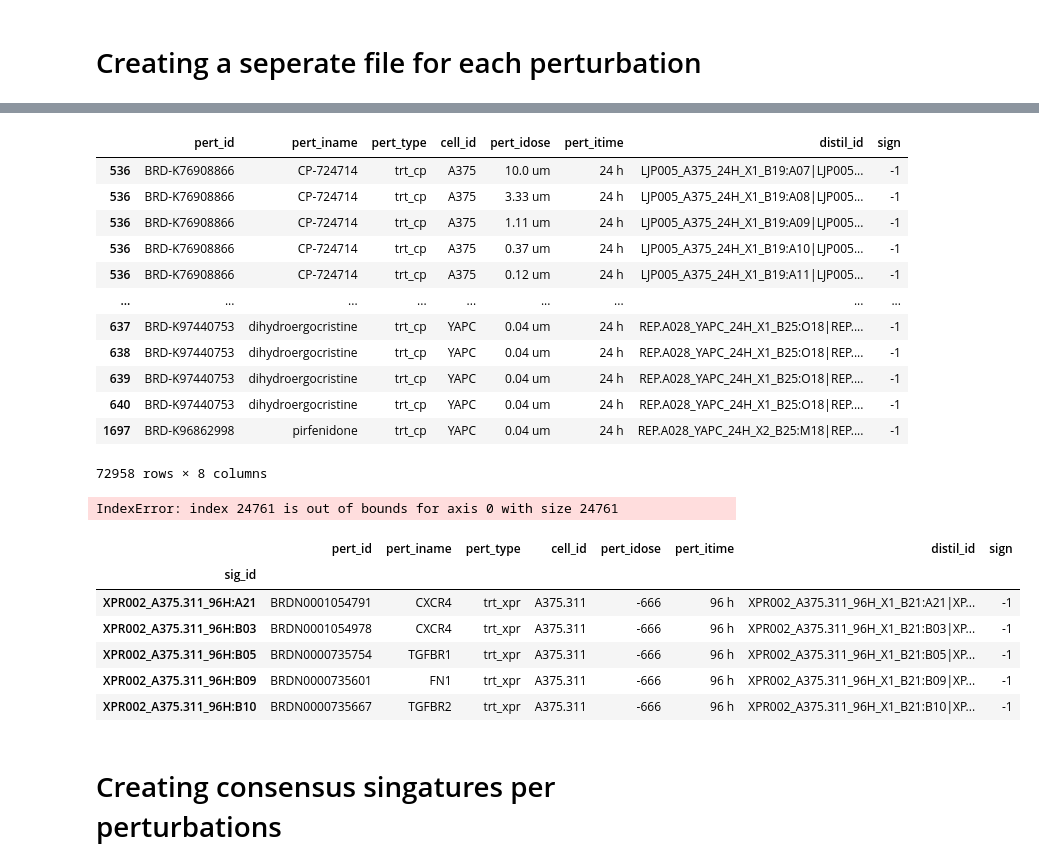
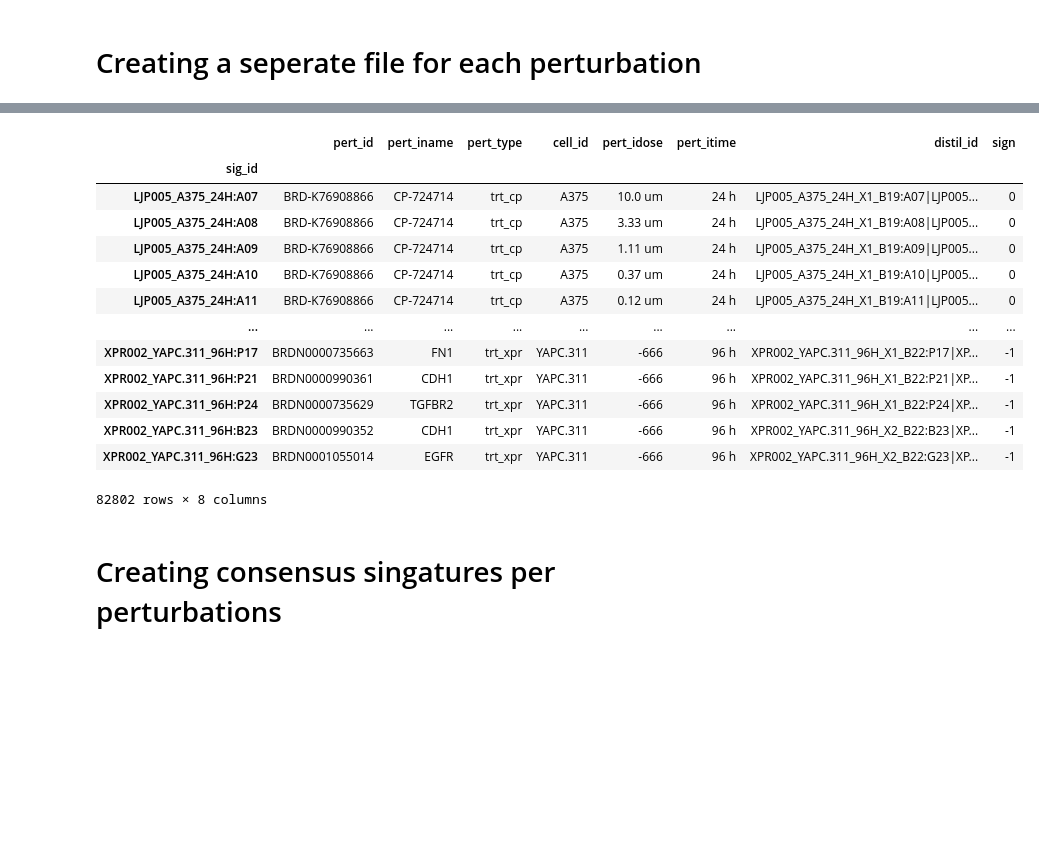
Before and after one commit to Vargeszti/Thesis, a Jupyter notebook: code/lincs_data.ipynb, the cells around one changed output, grey strips where cells are left out. Saved outputs shown, nothing was run; the diff lists cells and outputs as text; code cells hidden in the pictures; blank space fills up the shorter version.

```diff
--- a/code/lincs_data.ipynb
+++ b/code/lincs_data.ipynb
@@ -306,24 +302,4 @@ gse92742_drug=gse92742_drug.drop(columns='sign_x')
 # %%
 gse70138_drug=gse70138_drug.rename(columns={'sign_y':'sign'})
 gse92742_drug=gse92742_drug.rename(columns={'sign_y':'sign'})
-# %%
-gse70138_drug
-# %% [output]
-|  | pert_id | pert_iname | pert_type | cell_id | pert_idose | pert_itime | distil_id | sign |
-| 536 | BRD-K76908866 | CP-724714 | trt_cp | A375 | 10.0 um | 24 h | LJP005_A375_24H_X1_B19:A07|LJP005... | -1 |
-| 536 | BRD-K76908866 | CP-724714 | trt_cp | A375 | 3.33 um | 24 h | LJP005_A375_24H_X1_B19:A08|LJP005... | -1 |
-| 536 | BRD-K76908866 | CP-724714 | trt_cp | A375 | 1.11 um | 24 h | LJP005_A375_24H_X1_B19:A09|LJP005... | -1 |
-| 536 | BRD-K76908866 | CP-724714 | trt_cp | A375 | 0.37 um | 24 h | LJP005_A375_24H_X1_B19:A10|LJP005... | -1 |
-| 536 | BRD-K76908866 | CP-724714 | trt_cp | A375 | 0.12 um | 24 h | LJP005_A375_24H_X1_B19:A11|LJP005... | -1 |
-| ... | ... | ... | ... | ... | ... | ... | ... | ... |
-| 637 | BRD-K97440753 | dihydroergocristine | trt_cp | YAPC | 0.04 um | 24 h | REP.A028_YAPC_24H_X1_B25:O18|REP.... | -1 |
-| 638 | BRD-K97440753 | dihydroergocristine | trt_cp | YAPC | 0.04 um | 24 h | REP.A028_YAPC_24H_X1_B25:O18|REP.... | -1 |
-| 639 | BRD-K97440753 | dihydroergocristine | trt_cp | YAPC | 0.04 um | 24 h | REP.A028_YAPC_24H_X1_B25:O18|REP.... | -1 |
-| 640 | BRD-K97440753 | dihydroergocristine | trt_cp | YAPC | 0.04 um | 24 h | REP.A028_YAPC_24H_X1_B25:O18|REP.... | -1 |
-| 1697 | BRD-K96862998 | pirfenidone | trt_cp | YAPC | 0.04 um | 24 h | REP.A028_YAPC_24H_X2_B25:M18|REP.... | -1 |
-72958 rows × 8 columns
-# %%
-gse70138_drug.index=gse70138_drugs.index
-# %% [output]
-IndexError: index 24761 is out of bounds for axis 0 with size 24761
 # %%
@@ -330,14 +307,21 @@ IndexError: index 24761 is out of bounds for axis 0 with size 24761
 gse92742_drug=gse92742_drug.set_index('sig_id')
-# %%
-gse70138_trt_xpr.head()
-# %% [output]
-|  | pert_id | pert_iname | pert_type | cell_id | pert_idose | pert_itime | distil_id | sign |
-| sig_id |  |  |  |  |  |  |  |  |
-| XPR002_A375.311_96H:A21 | BRDN0001054791 | CXCR4 | trt_xpr | A375.311 | -666 | 96 h | XPR002_A375.311_96H_X1_B21:A21|XP... | -1 |
-| XPR002_A375.311_96H:B03 | BRDN0001054978 | CXCR4 | trt_xpr | A375.311 | -666 | 96 h | XPR002_A375.311_96H_X1_B21:B03|XP... | -1 |
-| XPR002_A375.311_96H:B05 | BRDN0000735754 | TGFBR1 | trt_xpr | A375.311 | -666 | 96 h | XPR002_A375.311_96H_X1_B21:B05|XP... | -1 |
-| XPR002_A375.311_96H:B09 | BRDN0000735601 | FN1 | trt_xpr | A375.311 | -666 | 96 h | XPR002_A375.311_96H_X1_B21:B09|XP... | -1 |
-| XPR002_A375.311_96H:B10 | BRDN0000735667 | TGFBR2 | trt_xpr | A375.311 | -666 | 96 h | XPR002_A375.311_96H_X1_B21:B10|XP... | -1 |
+# %%
+gse70138
+# %% [output]
+|  | pert_id | pert_iname | pert_type | cell_id | pert_idose | pert_itime | distil_id | sign |
+| sig_id |  |  |  |  |  |  |  |  |
+| LJP005_A375_24H:A07 | BRD-K76908866 | CP-724714 | trt_cp | A375 | 10.0 um | 24 h | LJP005_A375_24H_X1_B19:A07|LJP005... | 0 |
+| LJP005_A375_24H:A08 | BRD-K76908866 | CP-724714 | trt_cp | A375 | 3.33 um | 24 h | LJP005_A375_24H_X1_B19:A08|LJP005... | 0 |
+| LJP005_A375_24H:A09 | BRD-K76908866 | CP-724714 | trt_cp | A375 | 1.11 um | 24 h | LJP005_A375_24H_X1_B19:A09|LJP005... | 0 |
+| LJP005_A375_24H:A10 | BRD-K76908866 | CP-724714 | trt_cp | A375 | 0.37 um | 24 h | LJP005_A375_24H_X1_B19:A10|LJP005... | 0 |
+| LJP005_A375_24H:A11 | BRD-K76908866 | CP-724714 | trt_cp | A375 | 0.12 um | 24 h | LJP005_A375_24H_X1_B19:A11|LJP005... | 0 |
+| ... | ... | ... | ... | ... | ... | ... | ... | ... |
+| XPR002_YAPC.311_96H:P17 | BRDN0000735663 | FN1 | trt_xpr | YAPC.311 | -666 | 96 h | XPR002_YAPC.311_96H_X1_B22:P17|XP... | -1 |
+| XPR002_YAPC.311_96H:P21 | BRDN0000990361 | CDH1 | trt_xpr | YAPC.311 | -666 | 96 h | XPR002_YAPC.311_96H_X1_B22:P21|XP... | -1 |
+| XPR002_YAPC.311_96H:P24 | BRDN0000735629 | TGFBR2 | trt_xpr | YAPC.311 | -666 | 96 h | XPR002_YAPC.311_96H_X1_B22:P24|XP... | -1 |
+| XPR002_YAPC.311_96H:B23 | BRDN0000990352 | CDH1 | trt_xpr | YAPC.311 | -666 | 96 h | XPR002_YAPC.311_96H_X2_B22:B23|XP... | -1 |
+| XPR002_YAPC.311_96H:G23 | BRDN0001055014 | EGFR | trt_xpr | YAPC.311 | -666 | 96 h | XPR002_YAPC.311_96H_X2_B22:G23|XP... | -1 |
+82802 rows × 8 columns
 # %%
 gse92742_drug.to_csv('../results/LINCS_gse92742_drugs.csv', sep=',')
 gse70138_drug.to_csv('../results/LINCS_gse70138_drugs.csv', sep=',')
```
Also changed, not shown: parts of 6 cells of this notebook.
